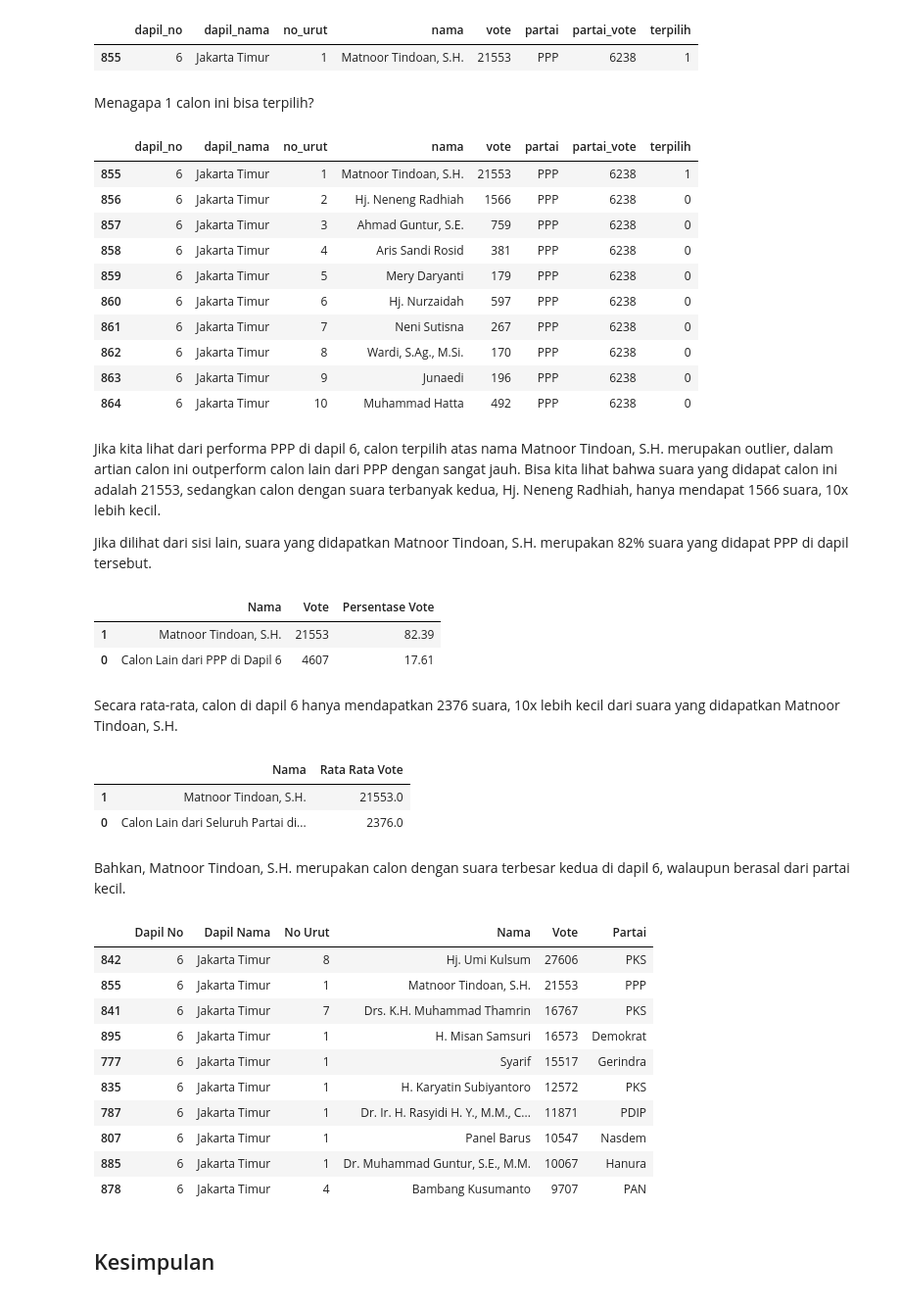
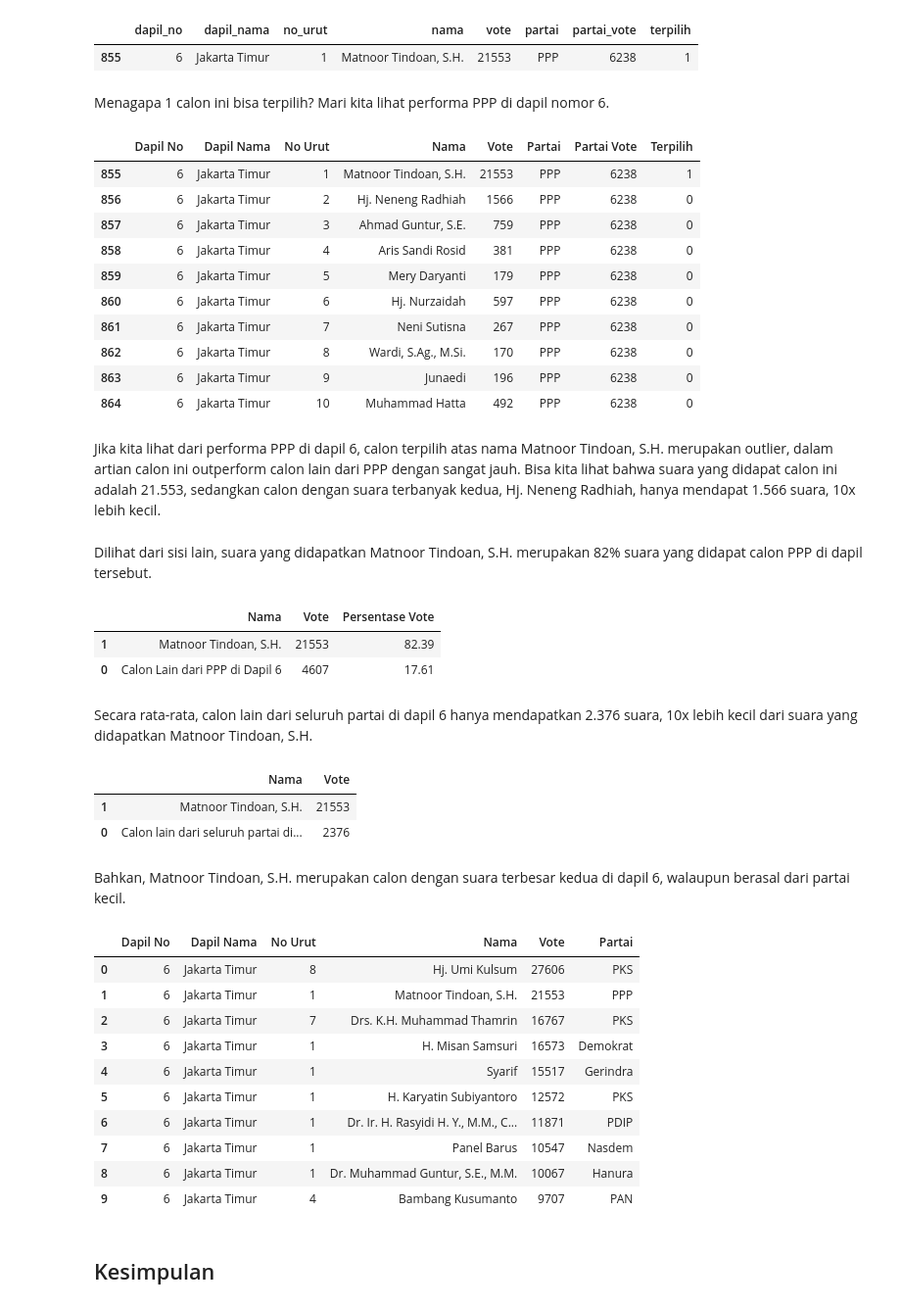
Before and after one commit to danjelito/pemilu-dki-2019, a Jupyter notebook: src/report.ipynb, the cells around one changed output. Shown at 98% size. Drawn from its saved outputs; the diff is of its cells as text; code cells hidden in the pictures.

```diff
--- a/src/report.ipynb
+++ b/src/report.ipynb
@@ -327,11 +293,14 @@ df.loc[(df['partai'] == 'PPP') & (df['terpilih'] == 1)]
 |  | dapil_no | dapil_nama | no_urut | nama | vote | partai | partai_vote | terpilih |
 | 855 | 6 | Jakarta Timur | 1 | Matnoor Tindoan, S.H. | 21553 | PPP | 6238 | 1 |
 # %% [markdown]
-Menagapa 1 calon ini bisa terpilih?
+Menagapa 1 calon ini bisa terpilih? Mari kita lihat performa PPP di dapil nomor 6.
 # %%
-df.loc[(df['partai'] == 'PPP') & (df['dapil_no'] == 6)]
+(df
+    .loc[(df['partai'] == 'PPP') & (df['dapil_no'] == 6)]
+    .rename(columns=lambda c: c.title().replace("_", " "))
+)
 # %% [output]
-|  | dapil_no | dapil_nama | no_urut | nama | vote | partai | partai_vote | terpilih |
+|  | Dapil No | Dapil Nama | No Urut | Nama | Vote | Partai | Partai Vote | Terpilih |
 | 855 | 6 | Jakarta Timur | 1 | Matnoor Tindoan, S.H. | 21553 | PPP | 6238 | 1 |
 | 856 | 6 | Jakarta Timur | 2 | Hj. Neneng Radhiah | 1566 | PPP | 6238 | 0 |
 | 857 | 6 | Jakarta Timur | 3 | Ahmad Guntur, S.E. | 759 | PPP | 6238 | 0 |
@@ -343,8 +312,8 @@ df.loc[(df['partai'] == 'PPP') & (df['dapil_no'] == 6)]
 | 863 | 6 | Jakarta Timur | 9 | Junaedi | 196 | PPP | 6238 | 0 |
 | 864 | 6 | Jakarta Timur | 10 | Muhammad Hatta | 492 | PPP | 6238 | 0 |
 # %% [markdown]
-Jika kita lihat dari performa PPP di dapil 6, calon terpilih atas nama Matnoor Tindoan, S.H. merupakan outlier, dalam artian calon ini outperform calon lain dari PPP dengan sangat jauh. Bisa kita lihat bahwa suara yang didapat calon ini adalah 21553, sedangkan calon dengan suara terbanyak kedua, Hj. Neneng Radhiah, hanya mendapat 1566 suara, 10x lebih kecil.
-
-Jika dilihat dari sisi lain, suara yang didapatkan Matnoor Tindoan, S.H. merupakan 82% suara yang didapat PPP di dapil tersebut.
+Jika kita lihat dari performa PPP di dapil 6, calon terpilih atas nama Matnoor Tindoan, S.H. merupakan outlier, dalam artian calon ini outperform calon lain dari PPP dengan sangat jauh. Bisa kita lihat bahwa suara yang didapat calon ini adalah 21.553, sedangkan calon dengan suara terbanyak kedua, Hj. Neneng Radhiah, hanya mendapat 1.566 suara, 10x lebih kecil.
+# %% [markdown]
+Dilihat dari sisi lain, suara yang didapatkan Matnoor Tindoan, S.H. merupakan 82% suara yang didapat calon PPP di dapil tersebut.
 # %%
 (df
@@ -362,44 +339,51 @@ Jika dilihat dari sisi lain, suara yang didapatkan Matnoor Tindoan, S.H. merupak
 | 1 | Matnoor Tindoan, S.H. | 21553 | 82.39 |
 | 0 | Calon Lain dari PPP di Dapil 6 | 4607 | 17.61 |
 # %% [markdown]
-Secara rata-rata, calon di dapil 6 hanya mendapatkan 2376 suara, 10x lebih kecil dari suara yang didapatkan Matnoor Tindoan, S.H.
+Secara rata-rata, calon lain dari seluruh partai di dapil 6 hanya mendapatkan 2.376 suara, 10x lebih kecil dari suara yang didapatkan Matnoor Tindoan, S.H.
 # %%
 (df
-    .loc[(df['dapil_no'] == 6)]
-    .assign(nama=lambda df_: np.where(df_['nama'] == 'Matnoor Tindoan, S.H.', 'Matnoor Tindoan, S.H.', 'Calon Lain dari Seluruh Partai di Dapil 6'))
-    .groupby('nama')
-    .agg(rata_rata_vote=('vote', 'mean'))
-    .assign(rata_rata_vote=lambda df_: df_['rata_rata_vote'].round(0))
+    .loc[(df["dapil_no"] == 6)]
+    .assign(
+        nama=lambda df_: np.where(
+            df_["nama"] == "Matnoor Tindoan, S.H.",
+            "Matnoor Tindoan, S.H.",
+            "Calon lain dari seluruh partai di dapil 6",
+        )
+    )
+    .groupby("nama")
+    .agg(vote=("vote", "mean"))
+    .astype(int)
     .reset_index()
-    .sort_values('rata_rata_vote', ascending=False)
-    .rename(columns=lambda c: c.title().replace('_', ' '))
+    .sort_values("vote", ascending=False)
+    .rename(columns=lambda c: c.title().replace("_", " "))
 )
 # %% [output]
-|  | Nama | Rata Rata Vote |
-| 1 | Matnoor Tindoan, S.H. | 21553.0 |
-| 0 | Calon Lain dari Seluruh Partai di... | 2376.0 |
+|  | Nama | Vote |
+| 1 | Matnoor Tindoan, S.H. | 21553 |
+| 0 | Calon lain dari seluruh partai di... | 2376 |
 # %% [markdown]
 Bahkan, Matnoor Tindoan, S.H. merupakan calon dengan suara terbesar kedua di dapil 6, walaupun berasal dari partai kecil.
 # %%
 (df
     .loc[(df['dapil_no'] == 6)]
     .sort_values('vote', ascending=False)
     .head(10)
     .drop(columns=['partai_vote', 'terpilih'])
     .rename(columns=lambda c: c.title().replace('_', ' '))
+    .reset_index(drop=True)
 )
 # %% [output]
 |  | Dapil No | Dapil Nama | No Urut | Nama | Vote | Partai |
-| 842 | 6 | Jakarta Timur | 8 | Hj. Umi Kulsum | 27606 | PKS |
-| 855 | 6 | Jakarta Timur | 1 | Matnoor Tindoan, S.H. | 21553 | PPP |
-| 841 | 6 | Jakarta Timur | 7 | Drs. K.H. Muhammad Thamrin | 16767 | PKS |
-| 895 | 6 | Jakarta Timur | 1 | H. Misan Samsuri | 16573 | Demokrat |
-| 777 | 6 | Jakarta Timur | 1 | Syarif | 15517 | Gerindra |
-| 835 | 6 | Jakarta Timur | 1 | H. Karyatin Subiyantoro | 12572 | PKS |
-| 787 | 6 | Jakarta Timur | 1 | Dr. Ir. H. Rasyidi H. Y., M.M., C... | 11871 | PDIP |
-| 807 | 6 | Jakarta Timur | 1 | Panel Barus | 10547 | Nasdem |
-| 885 | 6 | Jakarta Timur | 1 | Dr. Muhammad Guntur, S.E., M.M. | 10067 | Hanura |
-| 878 | 6 | Jakarta Timur | 4 | Bambang Kusumanto | 9707 | PAN |
+| 0 | 6 | Jakarta Timur | 8 | Hj. Umi Kulsum | 27606 | PKS |
+| 1 | 6 | Jakarta Timur | 1 | Matnoor Tindoan, S.H. | 21553 | PPP |
+| 2 | 6 | Jakarta Timur | 7 | Drs. K.H. Muhammad Thamrin | 16767 | PKS |
+| 3 | 6 | Jakarta Timur | 1 | H. Misan Samsuri | 16573 | Demokrat |
+| 4 | 6 | Jakarta Timur | 1 | Syarif | 15517 | Gerindra |
+| 5 | 6 | Jakarta Timur | 1 | H. Karyatin Subiyantoro | 12572 | PKS |
+| 6 | 6 | Jakarta Timur | 1 | Dr. Ir. H. Rasyidi H. Y., M.M., C... | 11871 | PDIP |
+| 7 | 6 | Jakarta Timur | 1 | Panel Barus | 10547 | Nasdem |
+| 8 | 6 | Jakarta Timur | 1 | Dr. Muhammad Guntur, S.E., M.M. | 10067 | Hanura |
+| 9 | 6 | Jakarta Timur | 4 | Bambang Kusumanto | 9707 | PAN |
 # %% [markdown]
 ## Kesimpulan
 # %% [markdown]
```
Also changed, not shown: parts of 8 cells of this notebook.
